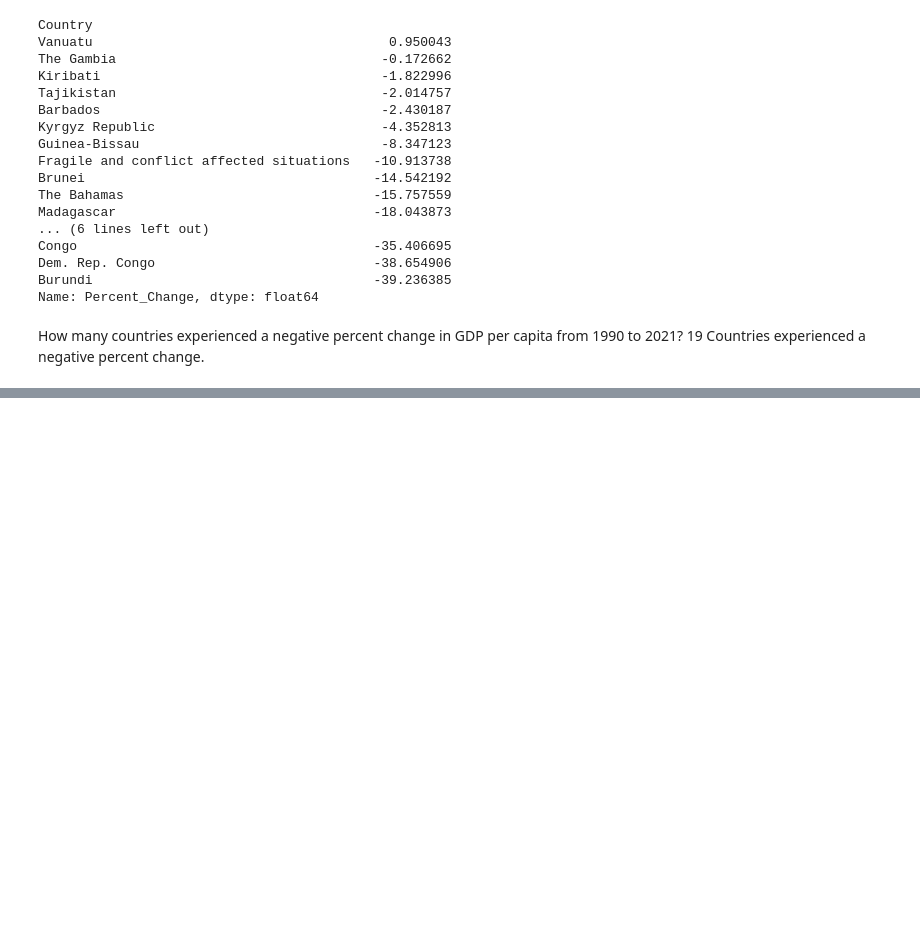
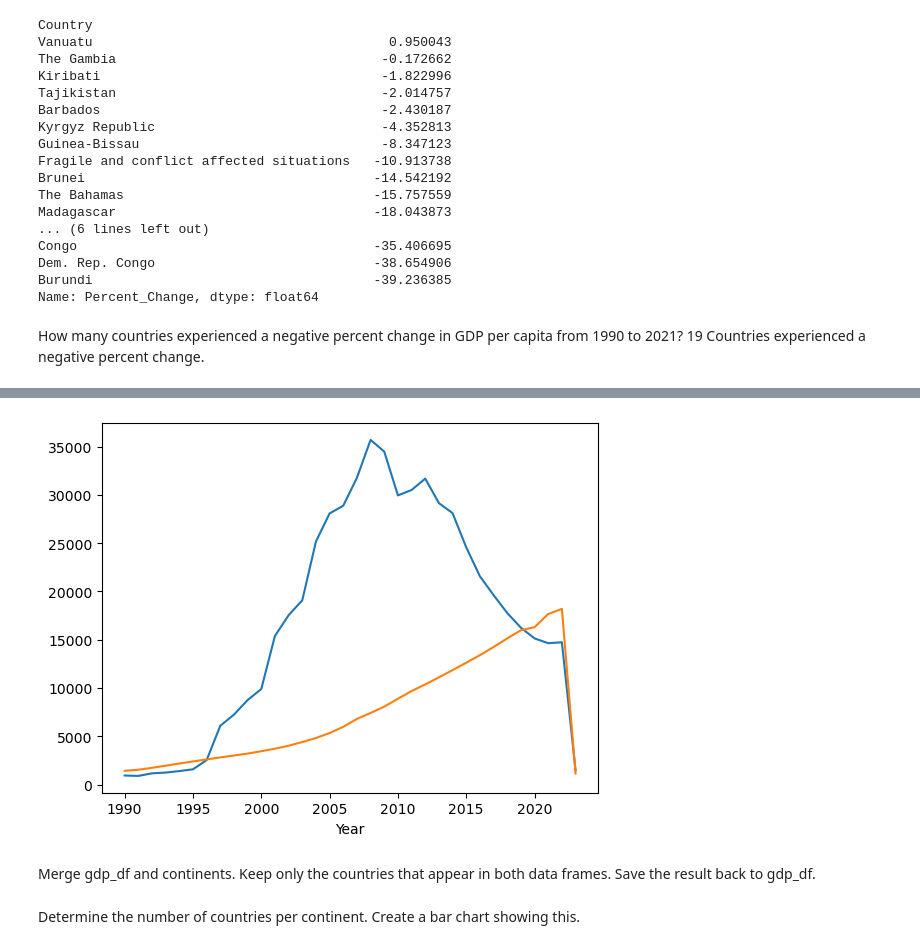
Before and after one commit to nss-data-science-cohort-8/un-exploration-Mythical-clj, a Jupyter notebook: notebooks/UN_Data_Exploration.ipynb, the cells around one changed output, grey strips where cells are left out. Drawn from its saved outputs; the diff is of its cells as text; code cells hidden in the pictures; blank space fills up the shorter version.

```diff
--- a/notebooks/UN_Data_Exploration.ipynb
+++ b/notebooks/UN_Data_Exploration.ipynb
@@ -214,0 +209,7 @@ gdp_pivoted
+# %%
+gdp_percent_change = (
+    gdp_pivoted.loc['Equatorial Guinea'].plot.line(x = 'Year', y = 'Percent_Change'),
+    gdp_pivoted.loc['China'].plot.line(x = 'Year', y = 'Percent_Change')
+)
+# %% [output]
+[figure, added]
@@ -214,0 +218,2 @@ gdp_pivoted
+# %% [markdown]
+Merge gdp_df and continents. Keep only the countries that appear in both data frames. Save the result back to gdp_df.
@@ -214,0 +222,2 @@ gdp_pivoted
+# %% [markdown]
+Determine the number of countries per continent. Create a bar chart showing this.
```
Also changed, not shown: parts of 8 cells of this notebook.
